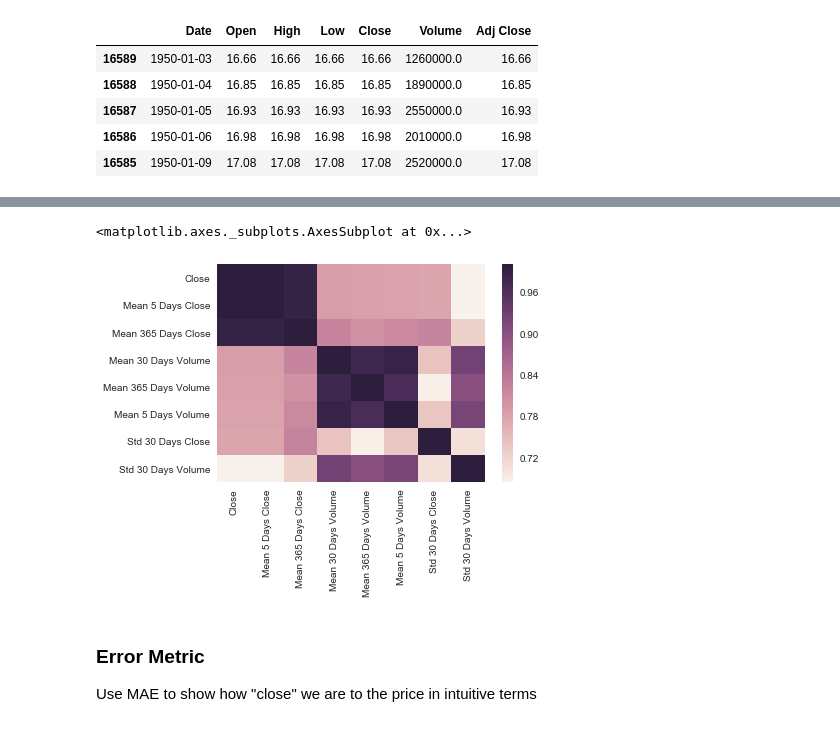
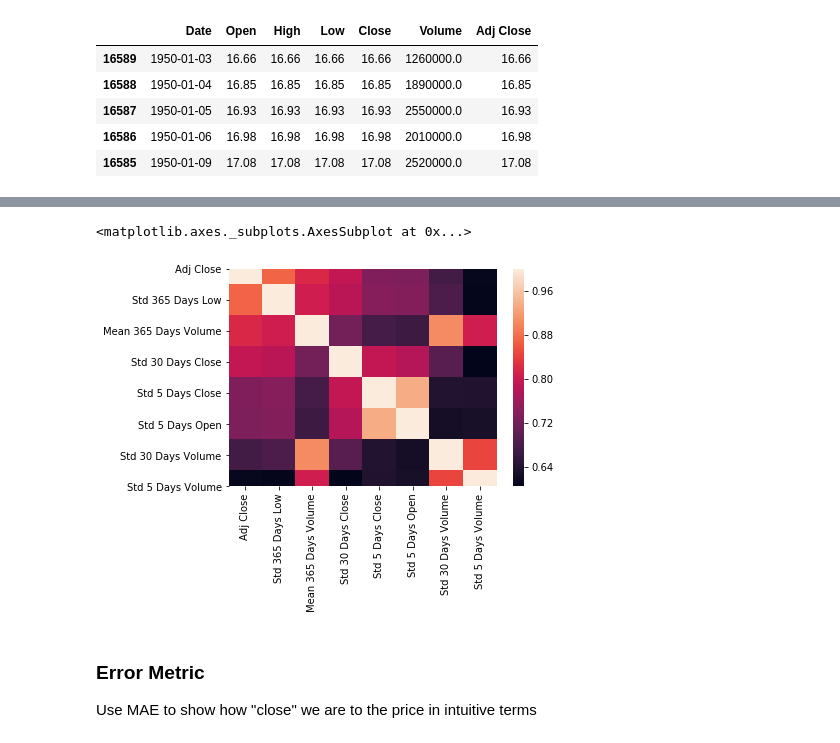
Before and after one commit to ethan-ghoreishi/stock-market-prediction, a Jupyter notebook: stock_market_prediction.ipynb, the cells around one changed output, grey strips where cells are left out. Saved outputs shown, nothing was run; the diff lists cells and outputs as text; code cells hidden in the pictures.

```diff
--- a/stock_market_prediction.ipynb
+++ b/stock_market_prediction.ipynb
@@ -9,9 +10,9 @@ from datetime import datetime
 df = pd.read_csv("sphist.csv")
 df["Date"] = pd.to_datetime(df["Date"])
 # Sort by date from oldest to newest
-df.sort_values("Date", ascending=True, inplace=True)
+df_sorted = df.sort_values("Date", ascending=True).copy()
 
-df.head()
+df_sorted.head()
 # Another approach for changing the date column
 # def convert_date(x):
 #     return dt.strptime(x, "%Y-%M-%d")
@@ -42,6 +27,0 @@ df.head()
-# %%
-for c in ["Open", "Close", "Volume", "High", "Low"]:
-  for w in [5, 30, 365]:
-    for f in ["mean", "std"]:
-      name = f.capitalize() + " " + str(w) + " Days " + c
-      df[name] = generate_indicator(c, w, f)
@@ -104,6 +71,9 @@ NameError: ignored
 # %%
-close_corr = df.corr()["Close"].abs().sort_values(ascending=False)
-strong_corr = list(close_corr[close_corr >= .3].index)
-for i in ["High", "Low", "Open", "Volume", "Adj Close"]:
-    strong_corr.remove(i)
-close_corr
+# Find the columns that are highly correlated with the output
+close_corr = df_sorted.corr()["Close"].abs().sort_values(ascending=False)
+high_corr = list(close_corr[close_corr >= .3].index)
+
+# Remove columns that inject future knowledge
+# future_knowledge_cols = ["Close", "High", "Low", "Open", "Volume", "Adj Close"]
+# for col in future_knowledge_cols:
+#     high_corr.remove(col)
@@ -130,8 +80,20 @@ Name: Close, dtype: float64
+# %%
+# Create correlation matrix
+corr_matrix = df_sorted[high_corr].corr().abs()
+
+# Select upper triangle of correlation matrix
+upper = corr_matrix.where(np.triu(np.ones(corr_matrix.shape), k=1).astype(np.bool))
+
+# Find index of feature columns with correlation greater than 0.95
+to_drop = [column for column in upper.columns if any(upper[column] > 0.95)]
+
+# Drop features
+df_indicators = df_sorted[high_corr].drop(df_sorted[to_drop], axis=1)
 # %%
 import seaborn as sns
 %matplotlib inline
 
-sns.heatmap(df[strong_corr].corr())
+sns.heatmap(df_indicators.corr())
 # %% [output]
 <matplotlib.axes._subplots.AxesSubplot at 0x...>
-[figure, old version]
+[figure, new version]
```
Also changed, not shown: parts of 7 cells of this notebook.
